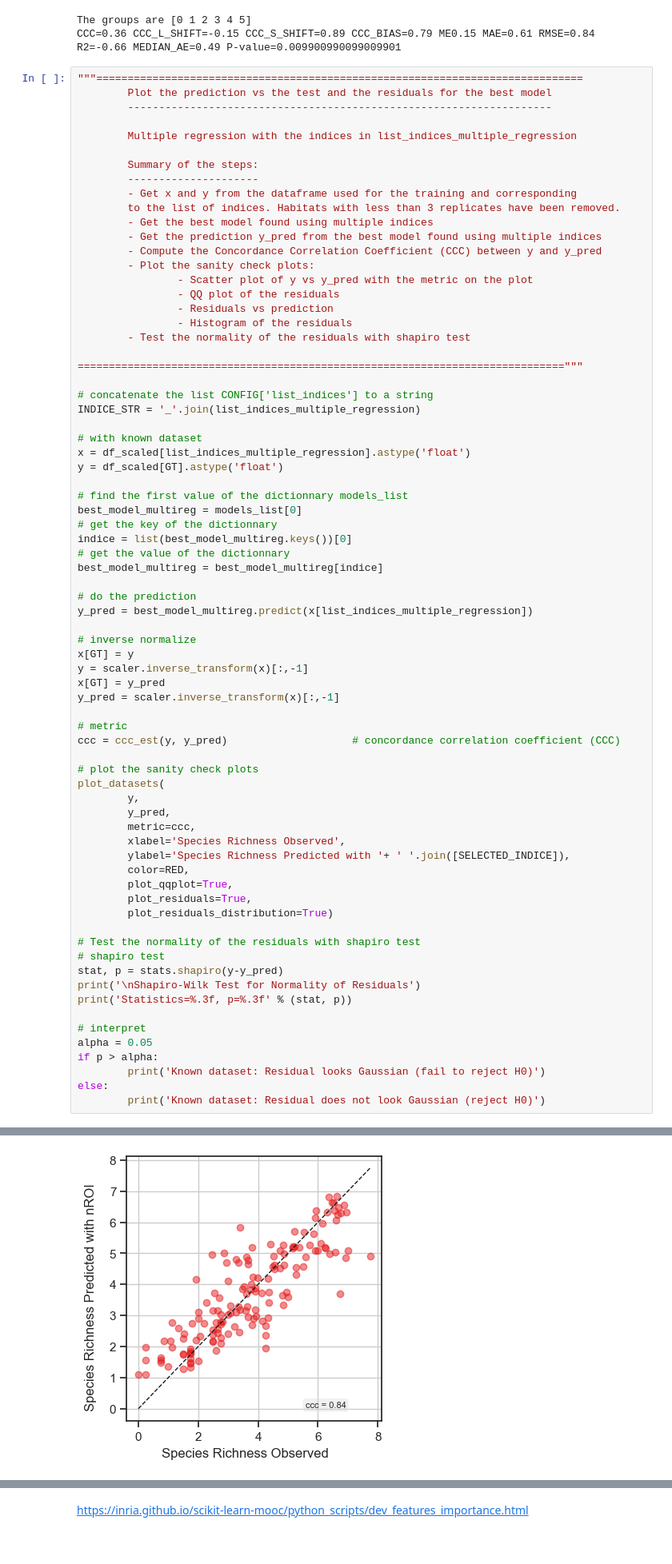
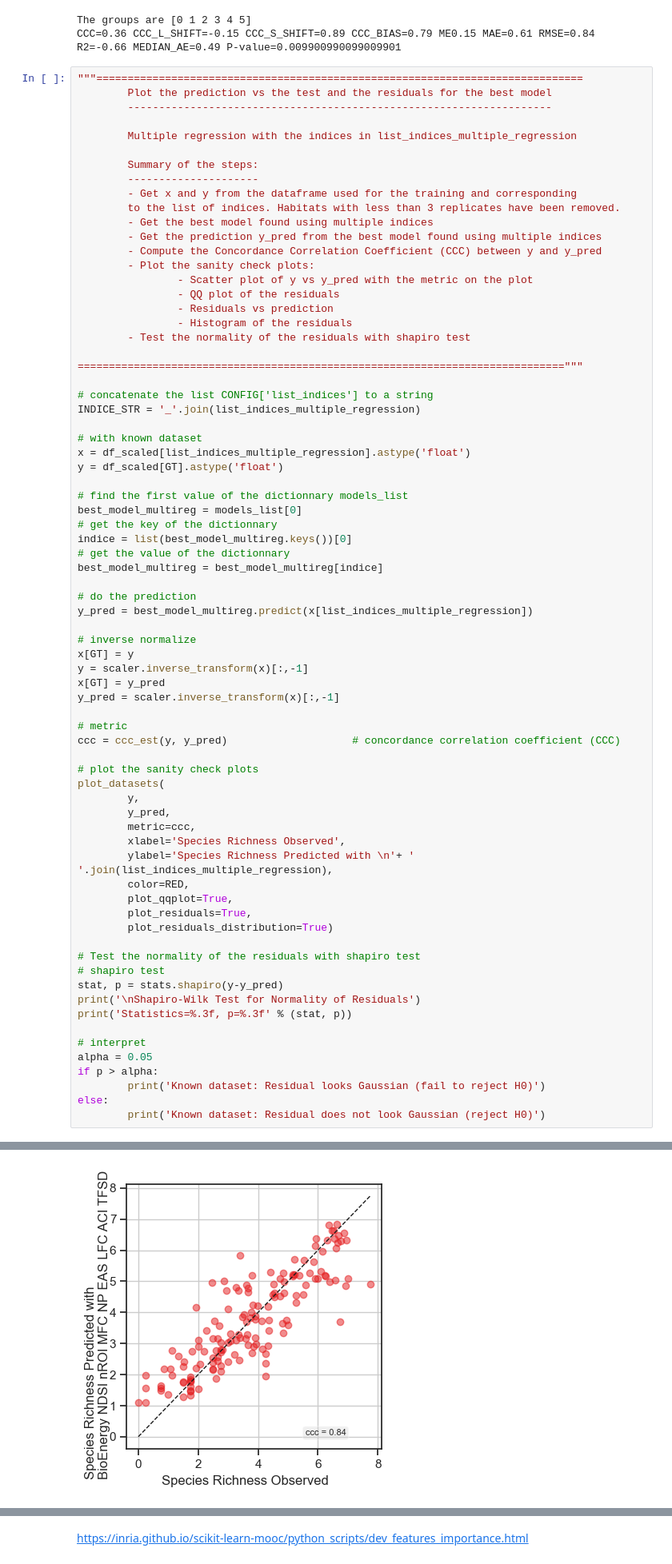
Before and after one commit to ear-team/haupert_acoustic_indices_2025, a Jupyter notebook: notebooks/03_indices_regression_linear_Groupkfold_by_habitat.ipynb, the cells around one changed output, grey strips where cells are left out. Shown at 80% size. Cells and saved outputs as stored; diff of their text form.

```diff
--- a/notebooks/03_indices_regression_linear_Groupkfold_by_habitat.ipynb
+++ b/notebooks/03_indices_regression_linear_Groupkfold_by_habitat.ipynb
@@ -1243,35 +1328,35 @@ y_pred = scaler.inverse_transform(x)[:,-1]
 # metric
 ccc = ccc_est(y, y_pred)                    # concordance correlation coefficient (CCC)
 
 # plot the sanity check plots
 plot_datasets(
         y,
         y_pred,
         metric=ccc,
         xlabel='Species Richness Observed',
-        ylabel='Species Richness Predicted with '+ ' '.join([SELECTED_INDICE]),
+        ylabel='Species Richness Predicted with \n'+ ' '.join(list_indices_multiple_regression),
         color=RED,
         plot_qqplot=True,
         plot_residuals=True,
         plot_residuals_distribution=True)
 
 # Test the normality of the residuals with shapiro test
 # shapiro test
 stat, p = stats.shapiro(y-y_pred)
 print('\nShapiro-Wilk Test for Normality of Residuals')
 print('Statistics=%.3f, p=%.3f' % (stat, p))
 
 # interpret
 alpha = 0.05
 if p > alpha:
         print('Known dataset: Residual looks Gaussian (fail to reject H0)')
 else:
         print('Known dataset: Residual does not look Gaussian (reject H0)')
 # %% [output]
 Shapiro-Wilk Test for Normality of Residuals
 Statistics=0.985, p=0.094
 Known dataset: Residual looks Gaussian (fail to reject H0)
-[figure, old version]
+[figure, new version]
 [figure]
 [figure]
 [figure]
```
Also changed, not shown: parts of 4 cells of this notebook, 4 other files.
